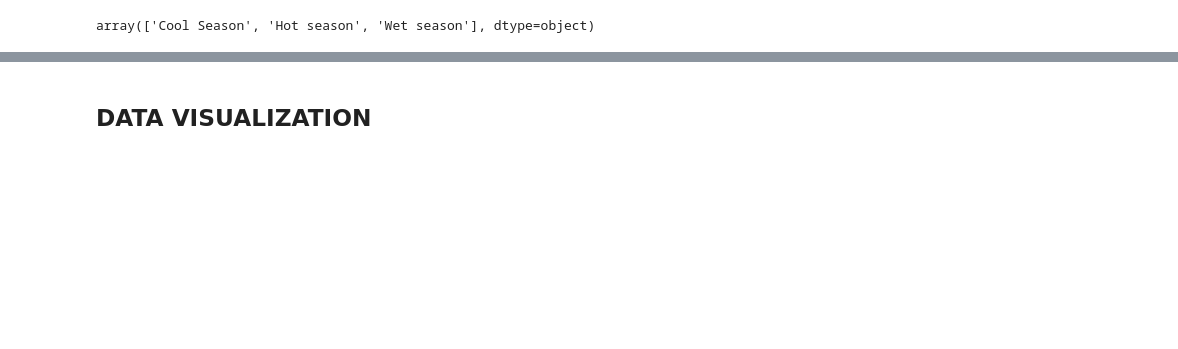
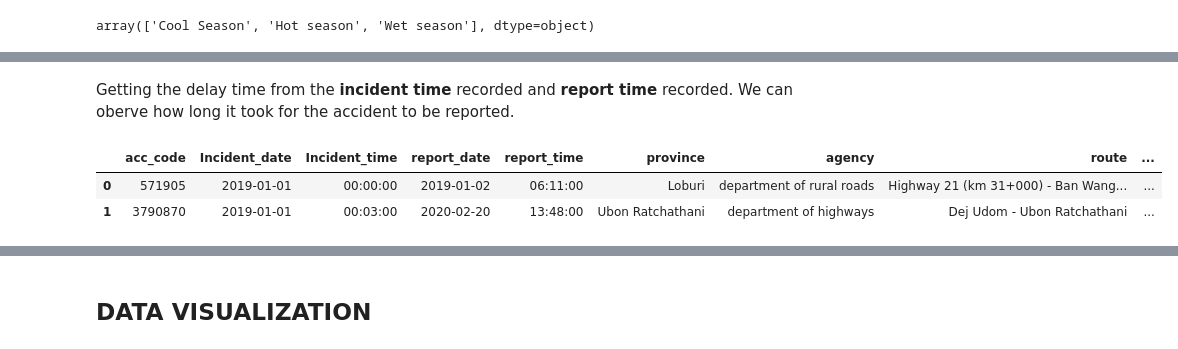
Before and after one commit to LegendSeyi/Thai_Road_Accident_Data_Analysis, a Jupyter notebook: Thai_Road_Accident_data_analysis.ipynb, the cells around one changed output, grey strips where cells are left out. Drawn from its saved outputs; the diff is of its cells as text; code cells hidden in the pictures; blank space fills up the shorter version.

```diff
--- a/Thai_Road_Accident_data_analysis.ipynb
+++ b/Thai_Road_Accident_data_analysis.ipynb
@@ -962,0 +977,8 @@ Name: Incident_date, dtype: int64
+# %% [markdown]
+Getting the delay time from the **incident time** recorded and **report time** recorded. We can oberve how long it took for the accident to be reported.
+# %%
+data.head(2)
+# %% [output]
+|  | acc_code | Incident_date | Incident_time | report_date | report_time | province | agency | route | ... |
+| 0 | 571905 | 2019-01-01 | 00:00:00 | 2019-01-02 | 06:11:00 | Loburi | department of rural roads | Highway 21 (km 31+000) - Ban Wang... | ... |
+| 1 | 3790870 | 2019-01-01 | 00:03:00 | 2020-02-20 | 13:48:00 | Ubon Ratchathani | department of highways | Dej Udom - Ubon Ratchathani | ... |
```
Also changed, not shown: parts of 11 cells of this notebook.
